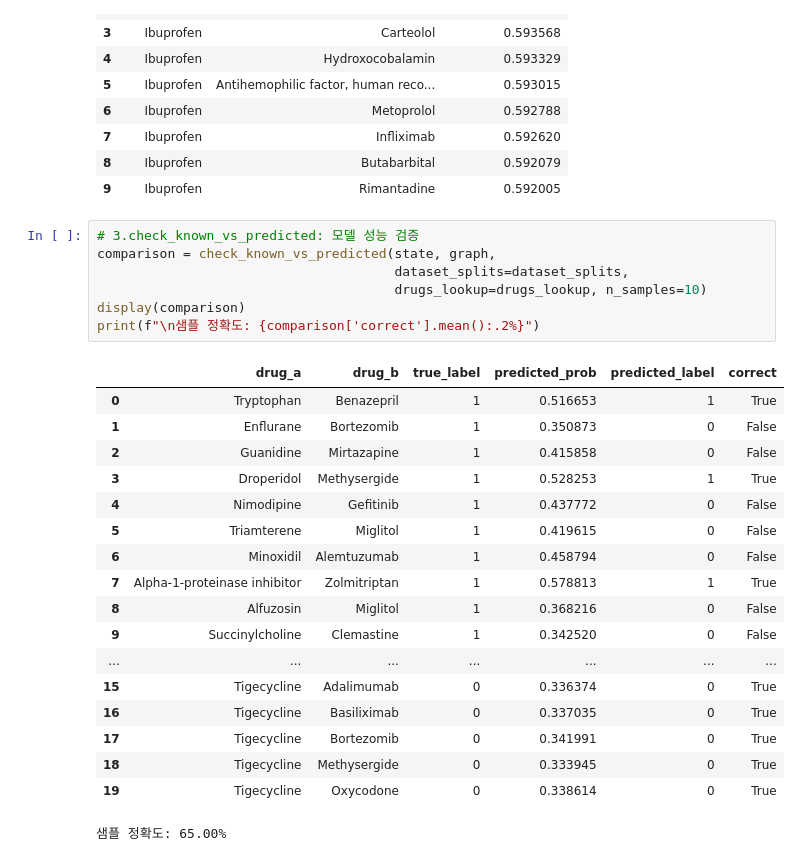
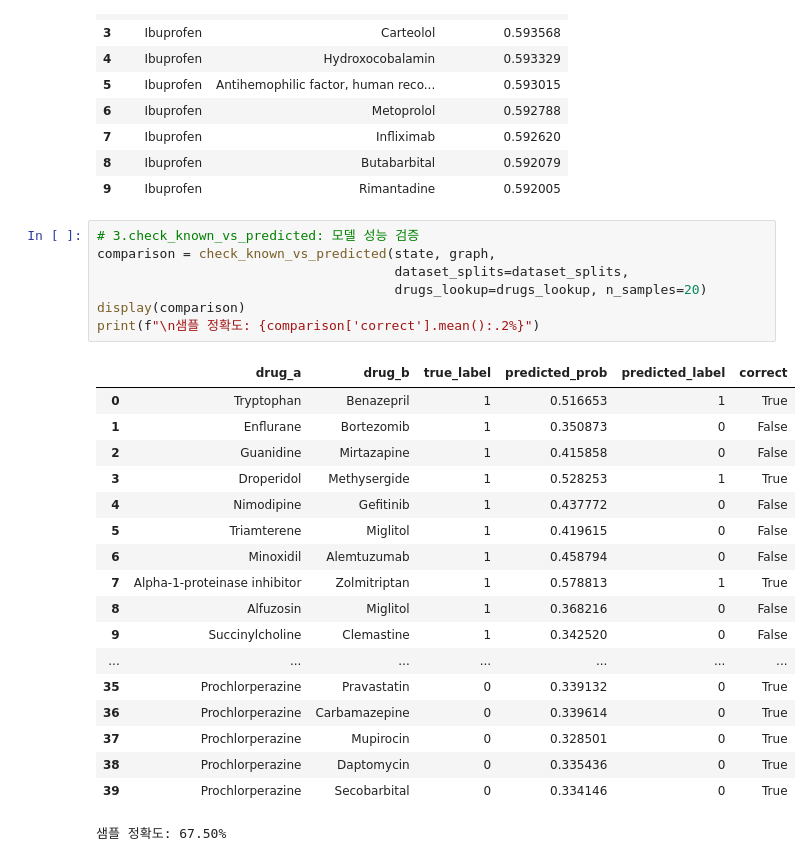
Before and after one commit to 202397101/DDI, a Jupyter notebook: ddi.ipynb, the cells around one changed output. Cells and saved outputs as stored; diff of their text form.

```diff
--- a/ddi.ipynb
+++ b/ddi.ipynb
@@ -356,26 +356,26 @@ if result_df is not None:
 # %%
 # 3.check_known_vs_predicted: 모델 성능 검증
 comparison = check_known_vs_predicted(state, graph,
                                       dataset_splits=dataset_splits,
-                                      drugs_lookup=drugs_lookup, n_samples=10)
+                                      drugs_lookup=drugs_lookup, n_samples=20)
 display(comparison)
 print(f"\n샘플 정확도: {comparison['correct'].mean():.2%}")
 # %% [output]
 |  | drug_a | drug_b | true_label | predicted_prob | predicted_label | correct |
 | 0 | Tryptophan | Benazepril | 1 | 0.516653 | 1 | True |
 | 1 | Enflurane | Bortezomib | 1 | 0.350873 | 0 | False |
 | 2 | Guanidine | Mirtazapine | 1 | 0.415858 | 0 | False |
 | 3 | Droperidol | Methysergide | 1 | 0.528253 | 1 | True |
 | 4 | Nimodipine | Gefitinib | 1 | 0.437772 | 0 | False |
 | 5 | Triamterene | Miglitol | 1 | 0.419615 | 0 | False |
 | 6 | Minoxidil | Alemtuzumab | 1 | 0.458794 | 0 | False |
 | 7 | Alpha-1-proteinase inhibitor | Zolmitriptan | 1 | 0.578813 | 1 | True |
 | 8 | Alfuzosin | Miglitol | 1 | 0.368216 | 0 | False |
 | 9 | Succinylcholine | Clemastine | 1 | 0.342520 | 0 | False |
 | ... | ... | ... | ... | ... | ... | ... |
-| 15 | Tigecycline | Adalimumab | 0 | 0.336374 | 0 | True |
-| 16 | Tigecycline | Basiliximab | 0 | 0.337035 | 0 | True |
-| 17 | Tigecycline | Bortezomib | 0 | 0.341991 | 0 | True |
-| 18 | Tigecycline | Methysergide | 0 | 0.333945 | 0 | True |
-| 19 | Tigecycline | Oxycodone | 0 | 0.338614 | 0 | True |
+| 35 | Prochlorperazine | Pravastatin | 0 | 0.339132 | 0 | True |
+| 36 | Prochlorperazine | Carbamazepine | 0 | 0.339614 | 0 | True |
+| 37 | Prochlorperazine | Mupirocin | 0 | 0.328501 | 0 | True |
+| 38 | Prochlorperazine | Daptomycin | 0 | 0.335436 | 0 | True |
+| 39 | Prochlorperazine | Secobarbital | 0 | 0.334146 | 0 | True |
-샘플 정확도: 65.00%
+샘플 정확도: 67.50%
```
